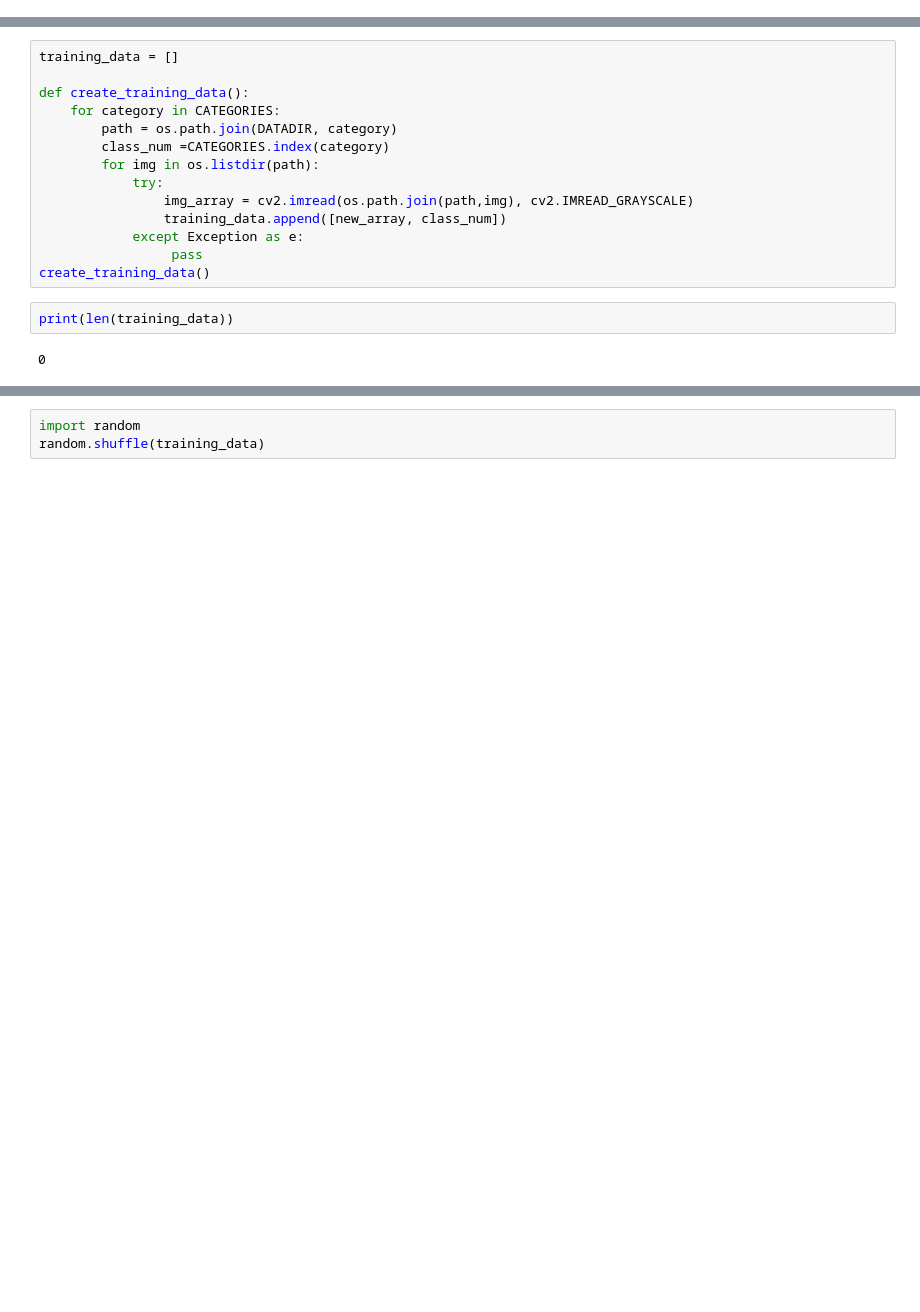
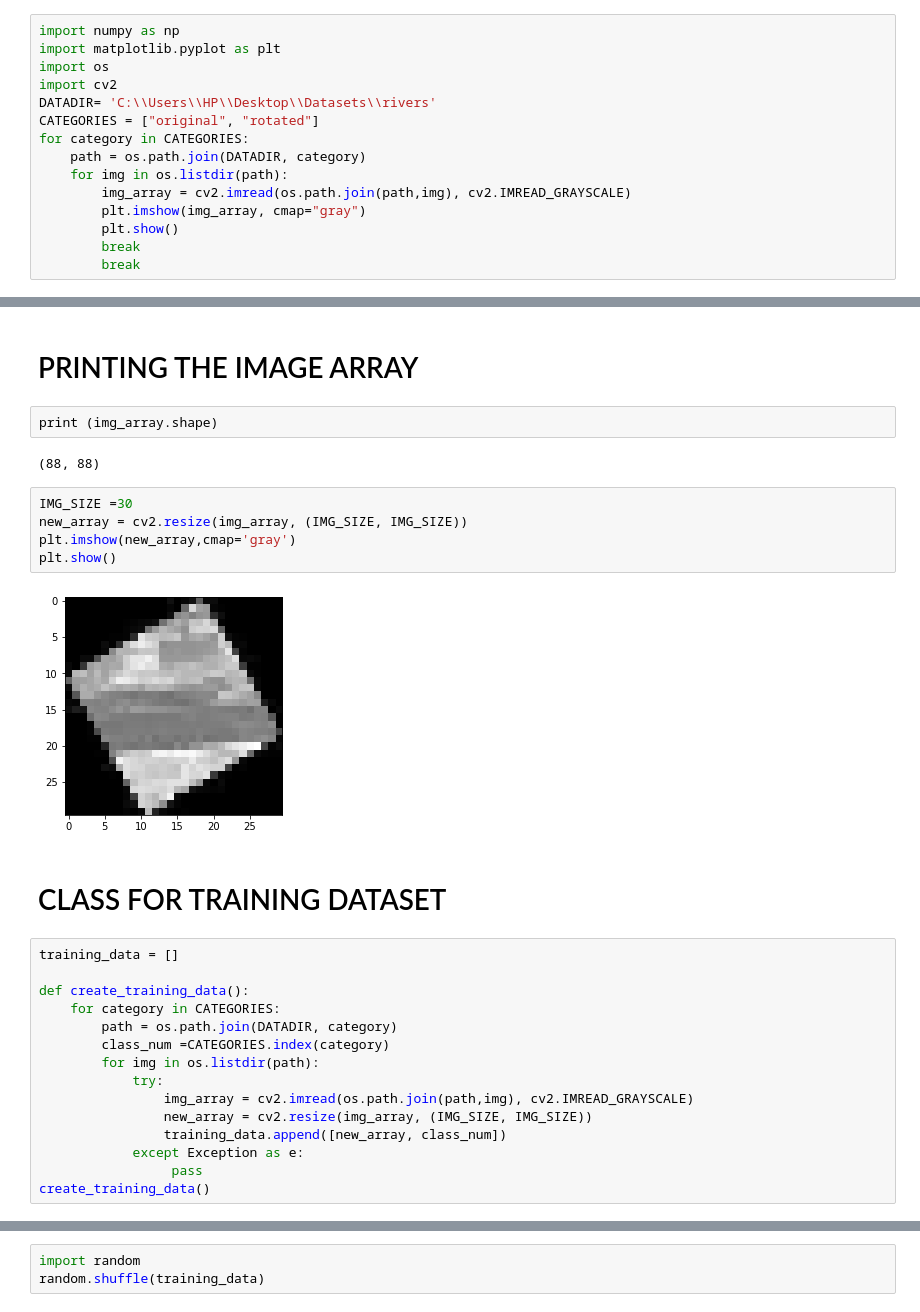
Before and after one commit to iankabora/Group-7-Image-Augmentation-In-LULC-, a Jupyter notebook: tt.ipynb, the cells around one changed output, grey strips where cells are left out. Saved outputs shown, nothing was run; the diff lists cells and outputs as text; blank space fills up the shorter version.

```diff
--- a/tt.ipynb
+++ b/tt.ipynb
@@ -28,0 +6,15 @@ print (img_array)
+# %%
+import numpy as np
+import matplotlib.pyplot as plt
+import os
+import cv2
+DATADIR= 'C:\\Users\\HP\\Desktop\\Datasets\\rivers'
+CATEGORIES = ["original", "rotated"]
+for category in CATEGORIES:
+    path = os.path.join(DATADIR, category)
+    for img in os.listdir(path):
+        img_array = cv2.imread(os.path.join(path,img), cv2.IMREAD_GRAYSCALE)
+        plt.imshow(img_array, cmap="gray")
+        plt.show()
+        break
+        break
@@ -29,3 +24,18 @@ print (img_array)
+# %% [markdown]
+# PRINTING THE IMAGE ARRAY
+# %%
+print (img_array.shape)
+# %% [output]
+(88, 88)
+# %%
+IMG_SIZE =30
+new_array = cv2.resize(img_array, (IMG_SIZE, IMG_SIZE))
+plt.imshow(new_array,cmap='gray')
+plt.show()
+# %% [output]
+[figure, added]
+# %% [markdown]
+# CLASS FOR TRAINING DATASET
 # %%
 training_data = []
 
@@ -36,11 +46,8 @@ def create_training_data():
         for img in os.listdir(path):
             try:
                 img_array = cv2.imread(os.path.join(path,img), cv2.IMREAD_GRAYSCALE)
+                new_array = cv2.resize(img_array, (IMG_SIZE, IMG_SIZE))
                 training_data.append([new_array, class_num])
             except Exception as e:
                  pass
 create_training_data()
-# %%
-print(len(training_data))
-# %% [output]
-0
```
Also changed, not shown: parts of 15 cells of this notebook.
